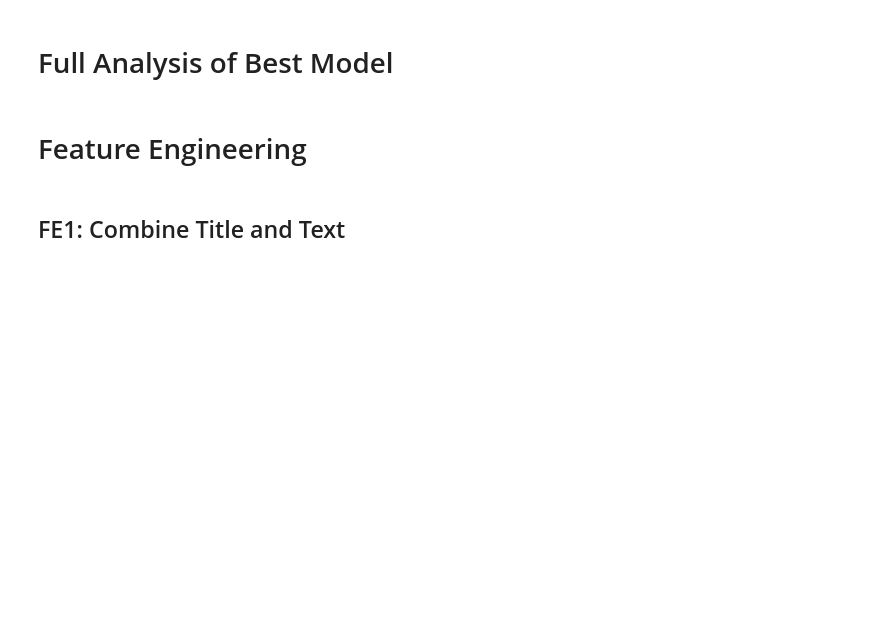
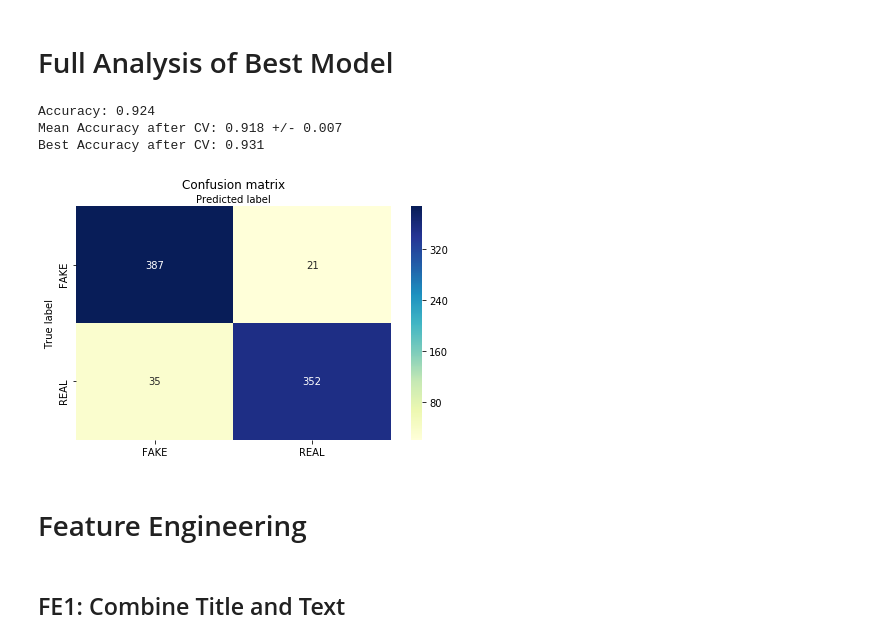
Before and after one commit to martinan92/NLP-FakeNews, a Jupyter notebook: First NLP Assignment (Martinez, Andrew).ipynb, the cells around one changed output. Cells and saved outputs as stored; diff of their text form; code cells hidden in the pictures; blank space fills up the shorter version.

Commit message:
Added hashing vectorizer and Passive Aggressive Classifier

```diff
--- a/First NLP Assignment (Martinez, Andrew).ipynb
+++ b/First NLP Assignment (Martinez, Andrew).ipynb
@@ -15,13 +15,14 @@ from sklearn.model_selection import train_test_split, KFold, cross_val_score
 from sklearn.naive_bayes import MultinomialNB
 from sklearn.ensemble import GradientBoostingClassifier, RandomForestClassifier
 from sklearn.neighbors import KNeighborsClassifier
-from sklearn.linear_model import LogisticRegression
+from sklearn.linear_model import LogisticRegression, PassiveAggressiveClassifier
 from sklearn.metrics import confusion_matrix
 import warnings
 warnings.filterwarnings("ignore", category=FutureWarning)
+warnings.filterwarnings("ignore", category=DeprecationWarning)
 
-raw_train_df = pd.read_csv('fake_or_real_news_training.csv')
-raw_test_df = pd.read_csv('fake_or_real_news_test.csv')
+raw_train_df = pd.read_csv('Data/fake_or_real_news_training.csv')
+raw_test_df = pd.read_csv('Data/fake_or_real_news_test.csv')
 
 raw_train_df.head()
 # %% [output]
@@ -141,6 +142,7 @@ models.append(('LR', LogisticRegression(solver='lbfgs', multi_class='auto')))
 # models.append(('KNN', KNeighborsClassifier())) #very poor performance
 models.append(('RFC', RandomForestClassifier(random_state=seed)))
 models.append(('SVM', SVC(kernel='linear')))
+models.append(('PAC', PassiveAggressiveClassifier()))
 # models.append(('GB', GradientBoostingClassifier())) #takes too long
 
 vectorizer = TfidfVectorizer(stop_words='english', max_df=0.8)
@@ -167,6 +173,7 @@ models.append(('MNB', MultinomialNB()))
 # models.append(('KNN', KNeighborsClassifier())) #very poor performance
 models.append(('RFC', RandomForestClassifier(random_state = seed)))
 models.append(('SVM', SVC(kernel='linear')))
+models.append(('PAC', PassiveAggressiveClassifier()))
 # models.append(('GB', GradientBoostingClassifier())) #takes too long
 
 # evaluate each model in turn
@@ -174,7 +181,8 @@ results = []
 names = []
 for name, model in models:
     cv_results = cv_evaluate(prepared_train_df, model,
-                             vectorizer, target_var, seed, cv=4, standalone=True)
+                             vectorizer, target_var,
+                             independent_var, seed, cv=4, standalone=True)
     results.append(cv_results)
     names.append(name)
     msg = "%s: %f (%f)" % (name, cv_results.mean(), cv_results.std())
@@ -181,0 +195,23 @@ for name, model in models:
+# %%
+vectorizer = HashingVectorizer(stop_words='english', non_negative=True)
+
+models = []
+models.append(('MNB', MultinomialNB()))
+# models.append(('LR', LogisticRegression(solver='lbfgs', multi_class='auto'))) #Fails to converge
+# models.append(('KNN', KNeighborsClassifier())) #very poor performance
+models.append(('RFC', RandomForestClassifier(random_state = seed)))
+models.append(('SVM', SVC(kernel='linear')))
+models.append(('PAC', PassiveAggressiveClassifier()))
+# models.append(('GB', GradientBoostingClassifier())) #takes too long
+
+# evaluate each model in turn
+results = []
+names = []
+for name, model in models:
+    cv_results = cv_evaluate(prepared_train_df, model,
+                             vectorizer, target_var,
+                             independent_var, seed, cv=4, standalone=True)
+    results.append(cv_results)
+    names.append(name)
+    msg = "%s: %f (%f)" % (name, cv_results.mean(), cv_results.std())
+    print(msg)
@@ -183,9 +224,15 @@ for name, model in models:
 # Full Analysis of Best Model
 # %%
 vectorizer = TfidfVectorizer(stop_words='english', max_df=0.8)
-model = SVC(kernel='linear')
+model = PassiveAggressiveClassifier()
 
-run_full_iteration(prepared_train_df, model, vectorizer, target_var, size, seed, cv=4)
+run_full_iteration(prepared_train_df, model, vectorizer,
+                   target_var, independent_var, size, seed, cv=4)
+# %% [output]
+Accuracy: 0.924
+Mean Accuracy after CV: 0.918 +/- 0.007
+Best Accuracy after CV: 0.931
+[figure, added]
 # %% [markdown]
 # Feature Engineering
 # %% [markdown]
```
Also changed, not shown: parts of 5 cells of this notebook.
